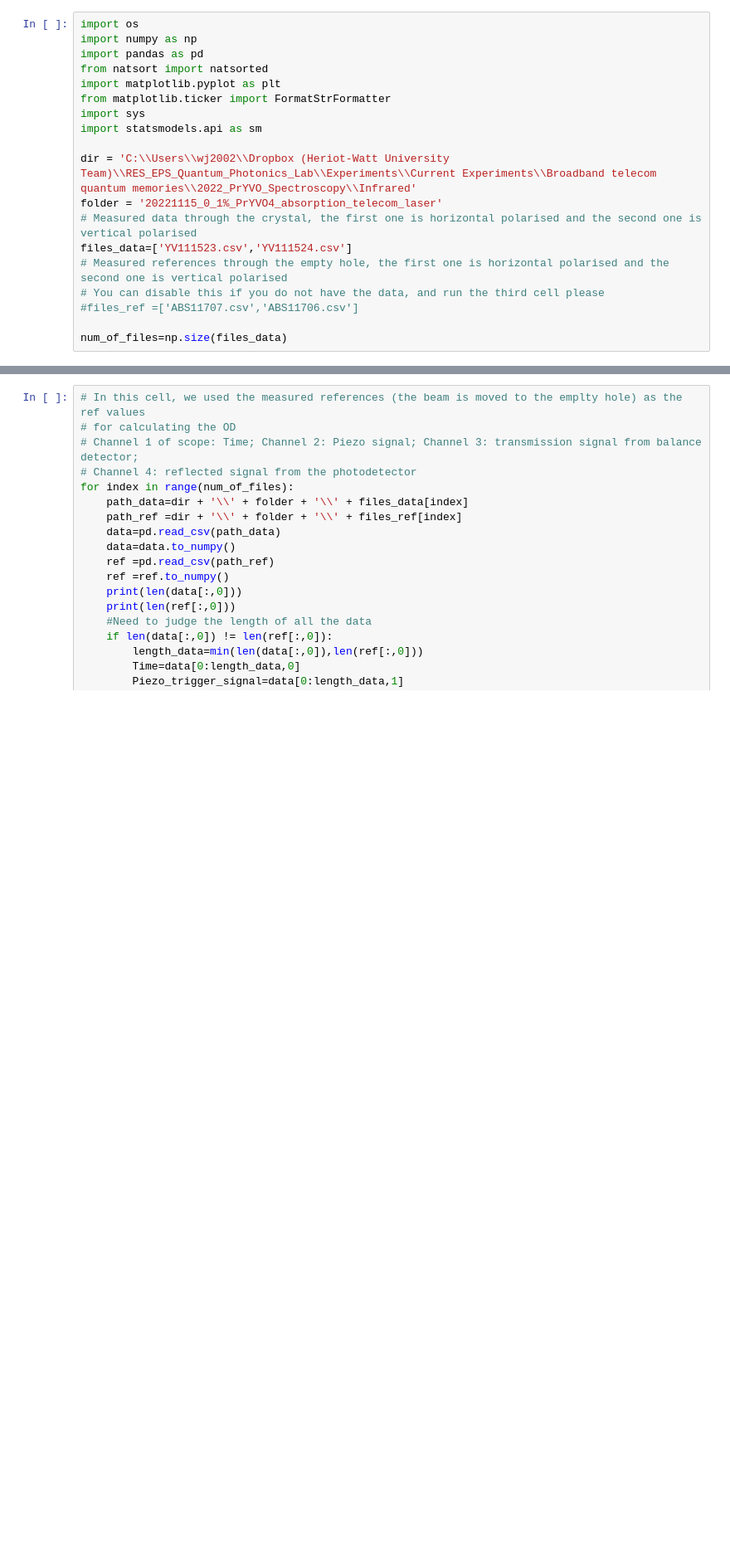
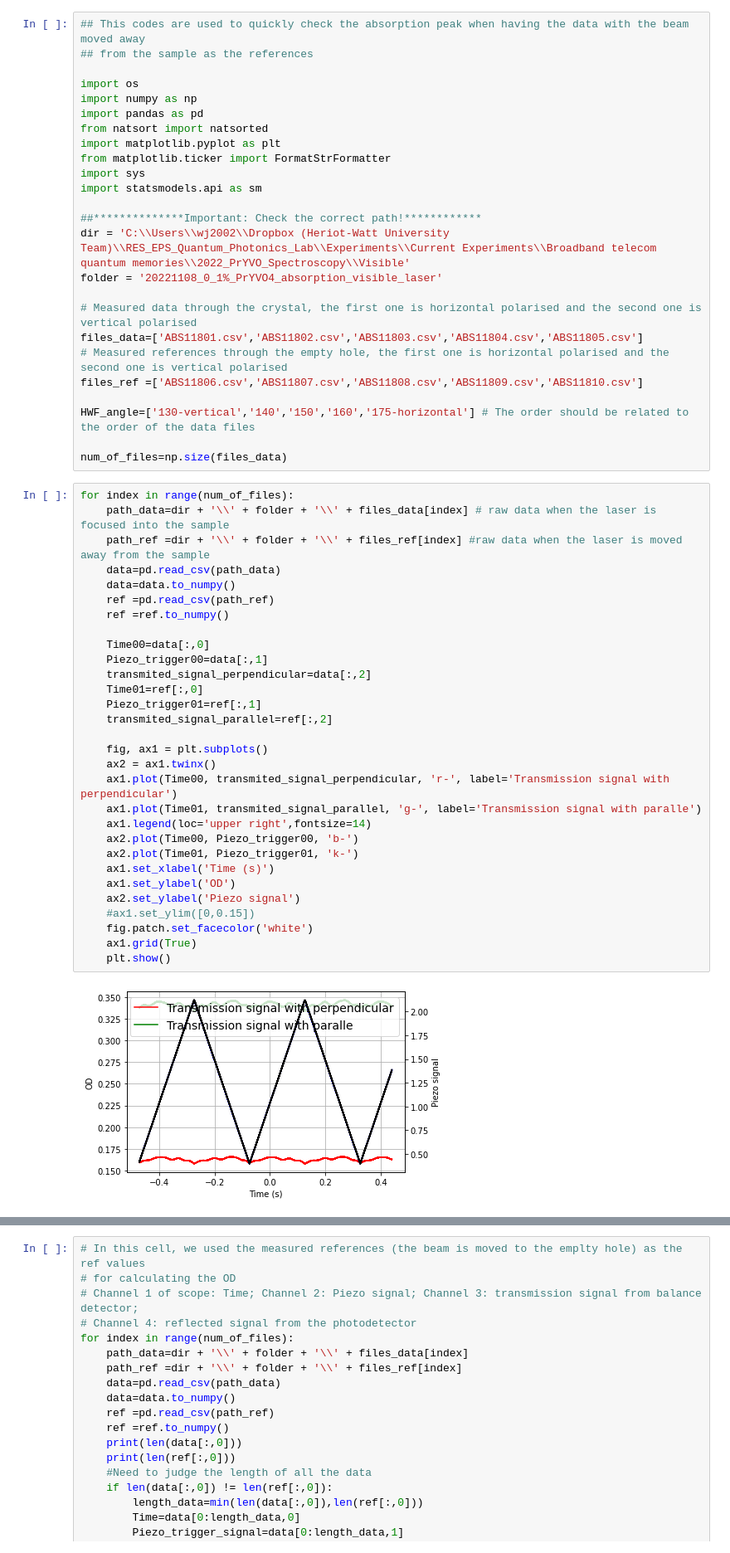
Before and after one commit to JUOM2016/Quick_cal_and_plotting, a Jupyter notebook: absorption_using_laser.ipynb, the cells around one changed output, grey strips where cells are left out. Shown: that part at 83% size. Drawn from its saved outputs; the diff is of its cells as text; blank space fills up the shorter version.

```diff
--- a/absorption_using_laser.ipynb
+++ b/absorption_using_laser.ipynb
@@ -1,4 +1,7 @@
 # %%
+## This codes are used to quickly check the absorption peak when having the data with the beam moved away
+## from the sample as the references
+
 import os
 import numpy as np
 import pandas as pd
@@ -8,12 +11,47 @@ from matplotlib.ticker import FormatStrFormatter
 import sys
 import statsmodels.api as sm
 
-dir = 'C:\\Users\\wj2002\\Dropbox (Heriot-Watt University Team)\\RES_EPS_Quantum_Photonics_Lab\\Experiments\\Current Experiments\\Broadband telecom quantum memories\\2022_PrYVO_Spectroscopy\\Infrared'
-folder = '20221115_0_1%_PrYVO4_absorption_telecom_laser'
+##**************Important: Check the correct path!************
+dir = 'C:\\Users\\wj2002\\Dropbox (Heriot-Watt University Team)\\RES_EPS_Quantum_Photonics_Lab\\Experiments\\Current Experiments\\Broadband telecom quantum memories\\2022_PrYVO_Spectroscopy\\Visible'
+folder = '20221108_0_1%_PrYVO4_absorption_visible_laser'
+
 # Measured data through the crystal, the first one is horizontal polarised and the second one is vertical polarised
-files_data=['YV111523.csv','YV111524.csv']
+files_data=['ABS11801.csv','ABS11802.csv','ABS11803.csv','ABS11804.csv','ABS11805.csv']
 # Measured references through the empty hole, the first one is horizontal polarised and the second one is vertical polarised
-# You can disable this if you do not have the data, and run the third cell please
-#files_ref =['ABS11707.csv','ABS11706.csv']
+files_ref =['ABS11806.csv','ABS11807.csv','ABS11808.csv','ABS11809.csv','ABS11810.csv']
+
+HWF_angle=['130-vertical','140','150','160','175-horizontal'] # The order should be related to the order of the data files
 
 num_of_files=np.size(files_data)
+# %%
+for index in range(num_of_files):
+    path_data=dir + '\\' + folder + '\\' + files_data[index] # raw data when the laser is focused into the sample
+    path_ref =dir + '\\' + folder + '\\' + files_ref[index] #raw data when the laser is moved away from the sample
+    data=pd.read_csv(path_data)
+    data=data.to_numpy()
+    ref =pd.read_csv(path_ref)
+    ref =ref.to_numpy()
+
+    Time00=data[:,0]
+    Piezo_trigger00=data[:,1]
+    transmited_signal_perpendicular=data[:,2]
+    Time01=ref[:,0]
+    Piezo_trigger01=ref[:,1]
+    transmited_signal_parallel=ref[:,2]
+
+    fig, ax1 = plt.subplots()
+    ax2 = ax1.twinx()
+    ax1.plot(Time00, transmited_signal_perpendicular, 'r-', label='Transmission signal with perpendicular')
+    ax1.plot(Time01, transmited_signal_parallel, 'g-', label='Transmission signal with paralle')
+    ax1.legend(loc='upper right',fontsize=14)
+    ax2.plot(Time00, Piezo_trigger00, 'b-')
+    ax2.plot(Time01, Piezo_trigger01, 'k-')
+    ax1.set_xlabel('Time (s)')
+    ax1.set_ylabel('OD')
+    ax2.set_ylabel('Piezo signal')
+    #ax1.set_ylim([0,0.15])
+    fig.patch.set_facecolor('white')
+    ax1.grid(True)
+    plt.show()
+# %% [output]
+[figure, added]
```
Also changed, not shown: parts of 2 cells of this notebook, 1 other file.
